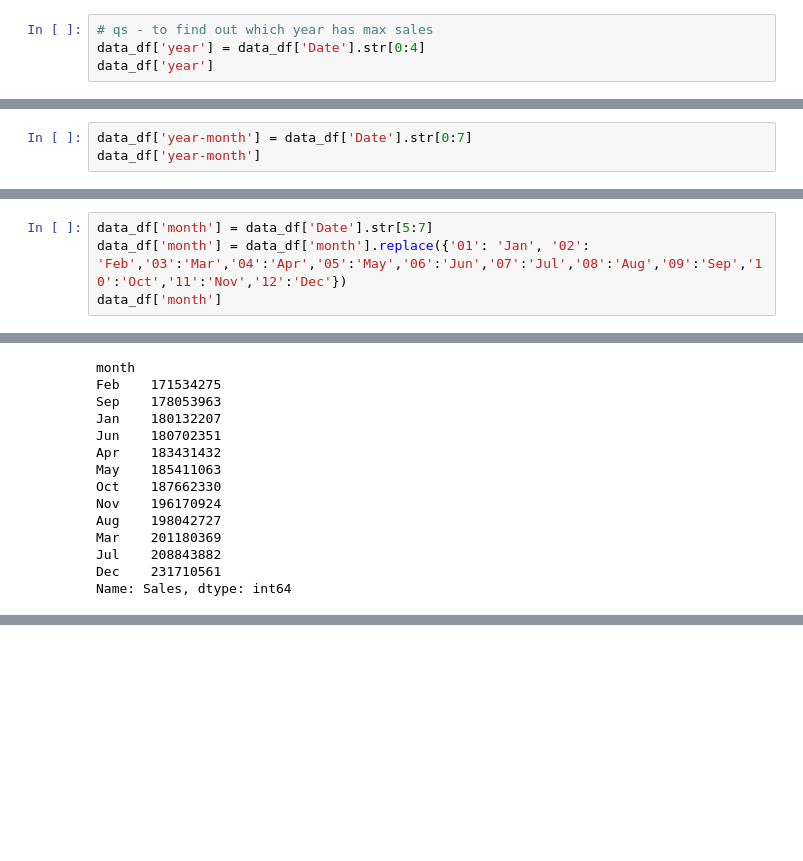
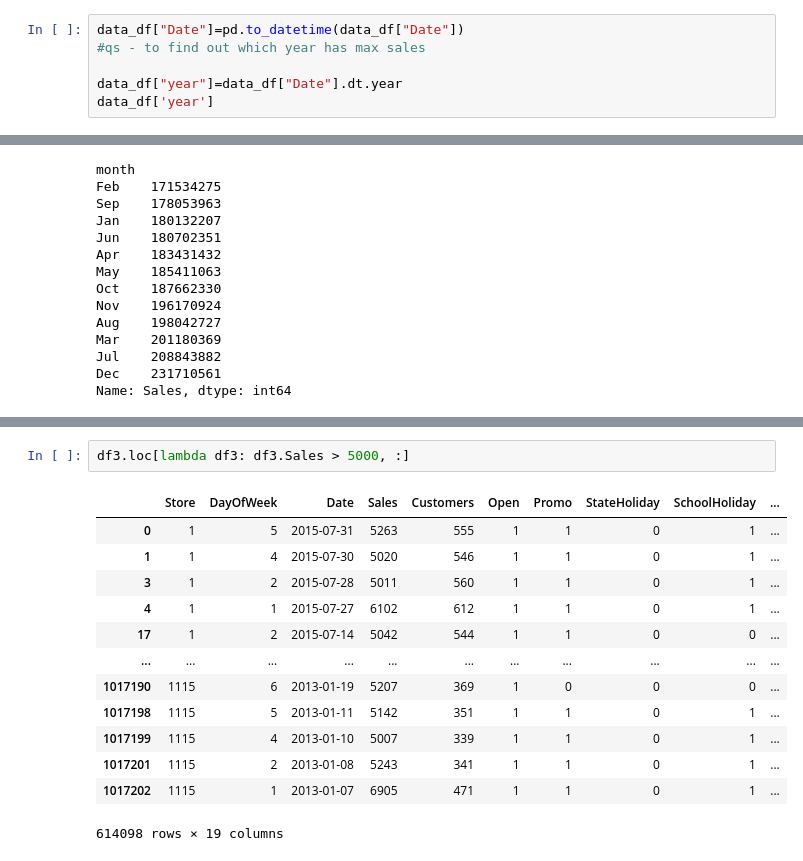
Before and after one commit to almaprateek/Rosmann_sales, a Jupyter notebook: Rossmann_Sales_Prediction_Capstone_Project.ipynb, the cells around one changed output, grey strips where cells are left out. Drawn from its saved outputs; the diff is of its cells as text; blank space fills up the shorter version.

```diff
--- a/Rossmann_Sales_Prediction_Capstone_Project.ipynb
+++ b/Rossmann_Sales_Prediction_Capstone_Project.ipynb
@@ -95,8 +95,10 @@ data_df[data_df['Store'] == 1].plot(x= 'Date',y= 'Sales')
 <matplotlib.axes._subplots.AxesSubplot at 0x...>
 [figure]
 # %%
-# qs - to find out which year has max sales
-data_df['year'] = data_df['Date'].str[0:4]
+data_df["Date"]=pd.to_datetime(data_df["Date"])
+#qs - to find out which year has max sales
+
+data_df["year"]=data_df["Date"].dt.year
 data_df['year']
 # %% [output]
 0          2015
@@ -119,6 +121,3 @@ year
 2014    2180804896
 2015    1389499643
 Name: Sales, dtype: int64
-# %%
-data_df['year-month'] = data_df['Date'].str[0:7]
-data_df['year-month']
@@ -171,7 +137,3 @@ data_df.groupby('DayOfWeek').Customers.sum().sort_index
 6     95103854
 7      5179426
 Name: Customers, dtype: int64>
-# %%
-data_df['month'] = data_df['Date'].str[5:7]
-data_df['month'] = data_df['month'].replace({'01': 'Jan', '02': 'Feb','03':'Mar','04':'Apr','05':'May','06':'Jun','07':'Jul','08':'Aug','09':'Sep','10':'Oct','11':'Nov','12':'Dec'})
-data_df['month']
@@ -326,0 +364,16 @@ Name: Sales, dtype: int64
+# %%
+df3.loc[lambda df3: df3.Sales > 5000, :]
+# %% [output]
+|  | Store | DayOfWeek | Date | Sales | Customers | Open | Promo | StateHoliday | SchoolHoliday | ... |
+| 0 | 1 | 5 | 2015-07-31 | 5263 | 555 | 1 | 1 | 0 | 1 | ... |
+| 1 | 1 | 4 | 2015-07-30 | 5020 | 546 | 1 | 1 | 0 | 1 | ... |
+| 3 | 1 | 2 | 2015-07-28 | 5011 | 560 | 1 | 1 | 0 | 1 | ... |
+| 4 | 1 | 1 | 2015-07-27 | 6102 | 612 | 1 | 1 | 0 | 1 | ... |
+| 17 | 1 | 2 | 2015-07-14 | 5042 | 544 | 1 | 1 | 0 | 0 | ... |
+| ... | ... | ... | ... | ... | ... | ... | ... | ... | ... | ... |
+| 1017190 | 1115 | 6 | 2013-01-19 | 5207 | 369 | 1 | 0 | 0 | 0 | ... |
+| 1017198 | 1115 | 5 | 2013-01-11 | 5142 | 351 | 1 | 1 | 0 | 1 | ... |
+| 1017199 | 1115 | 4 | 2013-01-10 | 5007 | 339 | 1 | 1 | 0 | 1 | ... |
+| 1017201 | 1115 | 2 | 2013-01-08 | 5243 | 341 | 1 | 1 | 0 | 1 | ... |
+| 1017202 | 1115 | 1 | 2013-01-07 | 6905 | 471 | 1 | 1 | 0 | 1 | ... |
+614098 rows × 19 columns
```
Also changed, not shown: parts of 16 cells of this notebook.
